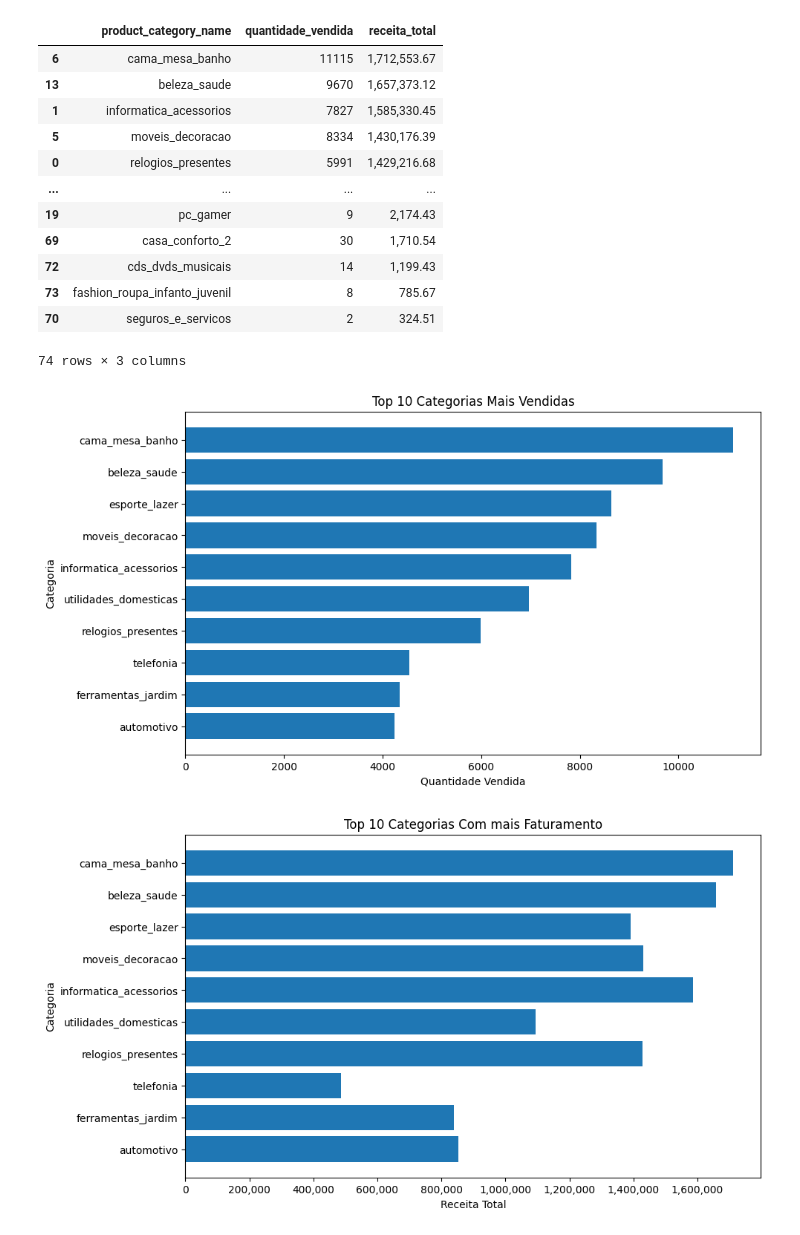
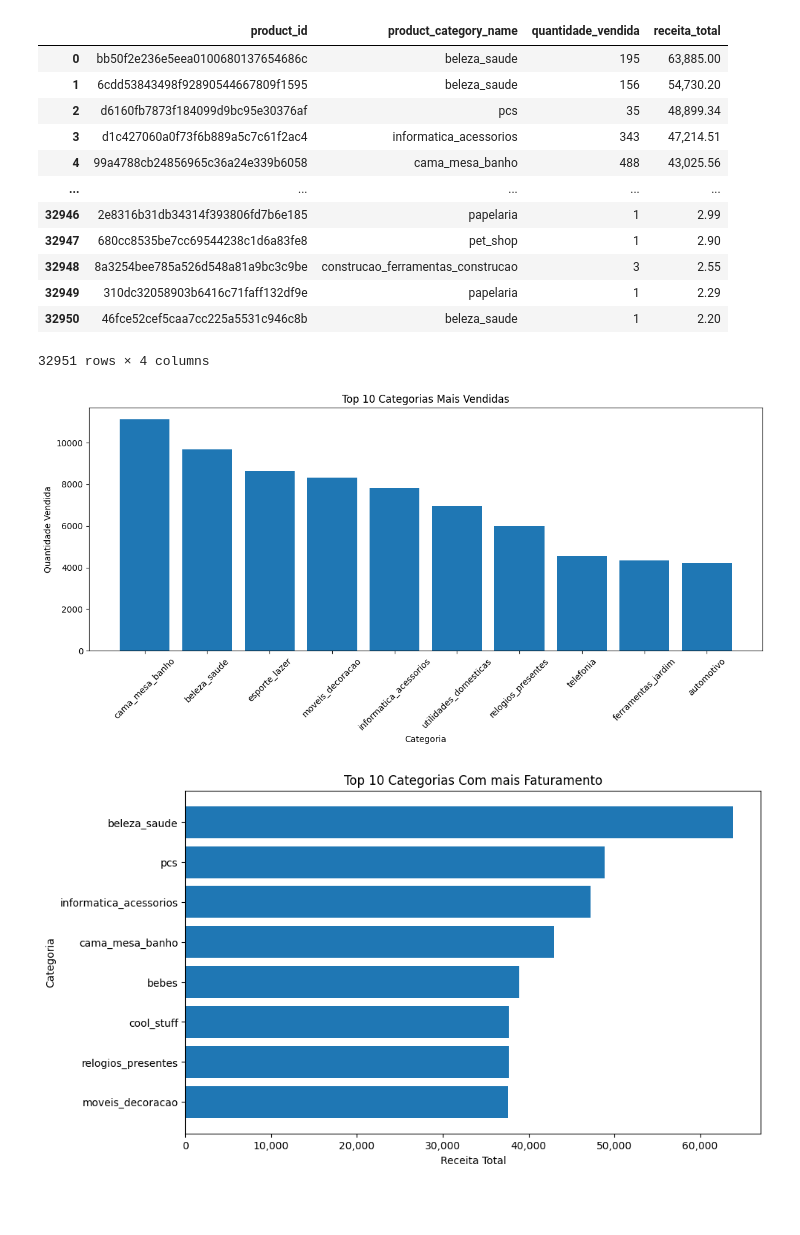
Before and after one commit to Cutieri/E-commerce_Analysis, a Jupyter notebook: notebooks/explore/performance_produto_EDA.ipynb, the cells around one changed output. Saved outputs shown, nothing was run; the diff lists cells and outputs as text; code cells hidden in the pictures; blank space fills up the shorter version.

```diff
--- a/notebooks/explore/performance_produto_EDA.ipynb
+++ b/notebooks/explore/performance_produto_EDA.ipynb
@@ -4,9 +4,9 @@ import numpy as np
 import matplotlib.pyplot as plt
 import matplotlib.ticker as ticker
 # %%
-path = r'E:\E-commerce Analysis\Data\raw\performance_produto.csv'
+path = r'E:\E-commerce Analysis\Data\processed\performance_produto_tratada.csv'
 # %%
-df = pd.read_csv(path, sep=';')
+df = pd.read_csv(path)
 # %%
 df.head()
 # %% [output]
@@ -46,5 +47,3 @@ df[(df['product_category_name'].isnull())]
-# %%
-df['product_category_name'] = df['product_category_name'].fillna('Unknown')
 # %%
 df.sort_values(by='quantidade_vendida', ascending=False)
 # %% [output]
@@ -64,44 +63,44 @@ df.sort_values(by='quantidade_vendida', ascending=False)
 # %%
 df.sort_values(by='receita_total', ascending=False)
 # %% [output]
-|  | product_category_name | quantidade_vendida | receita_total |
-| 6 | cama_mesa_banho | 11115 | 1,712,553.67 |
-| 13 | beleza_saude | 9670 | 1,657,373.12 |
-| 1 | informatica_acessorios | 7827 | 1,585,330.45 |
-| 5 | moveis_decoracao | 8334 | 1,430,176.39 |
-| 0 | relogios_presentes | 5991 | 1,429,216.68 |
-| ... | ... | ... | ... |
-| 19 | pc_gamer | 9 | 2,174.43 |
-| 69 | casa_conforto_2 | 30 | 1,710.54 |
-| 72 | cds_dvds_musicais | 14 | 1,199.43 |
-| 73 | fashion_roupa_infanto_juvenil | 8 | 785.67 |
-| 70 | seguros_e_servicos | 2 | 324.51 |
+|  | product_id | product_category_name | quantidade_vendida | receita_total |
+| 0 | bb50f2e236e5eea0100680137654686c | beleza_saude | 195 | 63,885.00 |
+| 1 | 6cdd53843498f92890544667809f1595 | beleza_saude | 156 | 54,730.20 |
+| 2 | d6160fb7873f184099d9bc95e30376af | pcs | 35 | 48,899.34 |
+| 3 | d1c427060a0f73f6b889a5c7c61f2ac4 | informatica_acessorios | 343 | 47,214.51 |
+| 4 | 99a4788cb24856965c36a24e339b6058 | cama_mesa_banho | 488 | 43,025.56 |
+| ... | ... | ... | ... | ... |
+| 32946 | 2e8316b31db34314f393806fd7b6e185 | papelaria | 1 | 2.99 |
+| 32947 | 680cc8535be7cc69544238c1d6a83fe8 | pet_shop | 1 | 2.90 |
+| 32948 | 8a3254bee785a526d548a81a9bc3c9be | construcao_ferramentas_construcao | 3 | 2.55 |
+| 32949 | 310dc32058903b6416c71faff132df9e | papelaria | 1 | 2.29 |
+| 32950 | 46fce52cef5caa7cc225a5531c946c8b | beleza_saude | 1 | 2.20 |
-74 rows × 3 columns
+32951 rows × 4 columns
 # %%
-top10 = df.sort_values('quantidade_vendida', ascending=False).head(10)
+# Gráfico de barras para as 10 categorias mais vendidas
+top_10_categorias = (
+    df.groupby('product_category_name')['quantidade_vendida']
+    .sum()
+    .sort_values(ascending=False)
+    .head(10)
+)
 
-plt.figure(figsize=(10,6))
-
-plt.barh(top10['product_category_name'], top10['quantidade_vendida'])
-
+plt.figure(figsize=(12, 6))
+plt.bar(top_10_categorias.index, top_10_categorias.values)
 plt.title('Top 10 Categorias Mais Vendidas')
-plt.xlabel('Quantidade Vendida')
-plt.ylabel('Categoria')
-
-plt.gca().invert_yaxis()
-
+plt.xlabel('Categoria')
+plt.ylabel('Quantidade Vendida')
+plt.xticks(rotation=45)
+plt.tight_layout()
 plt.show()
 # %% [output]
-[figure, old version]
+[figure, new version]
 # %%
-top10 = df.sort_values('quantidade_vendida', ascending=False).head(10)
+top10_categoria = df.sort_values('receita_total', ascending=False).head(10)
 
 plt.figure(figsize=(10,6))
 
-plt.barh(top10['product_category_name'], top10['receita_total'])
-
-ax = plt.gca()
-ax.xaxis.set_major_formatter(ticker.StrMethodFormatter('{x:,.0f}'))
+plt.barh(top10_categoria['product_category_name'], top10_categoria['receita_total'])
 
 plt.title('Top 10 Categorias Com mais Faturamento')
 plt.xlabel('Receita Total')
@@ -109,6 +108,9 @@ plt.ylabel('Categoria')
 
 plt.gca().invert_yaxis()
 
+ax = plt.gca()
+ax.xaxis.set_major_formatter(ticker.StrMethodFormatter('{x:,.0f}'))
+
 plt.show()
 # %% [output]
-[figure, old version]
+[figure, new version]
```
Also changed, not shown: parts of 6 cells of this notebook, 25 other files.
